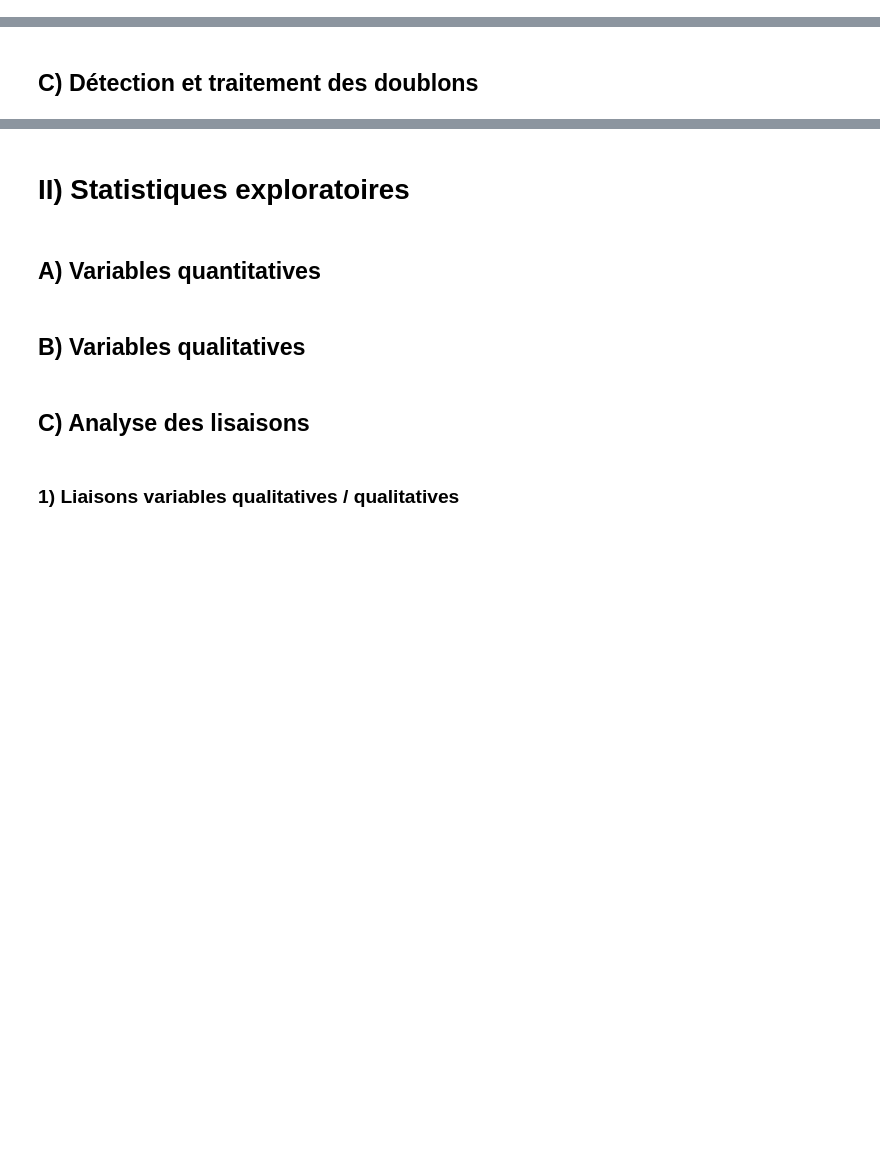
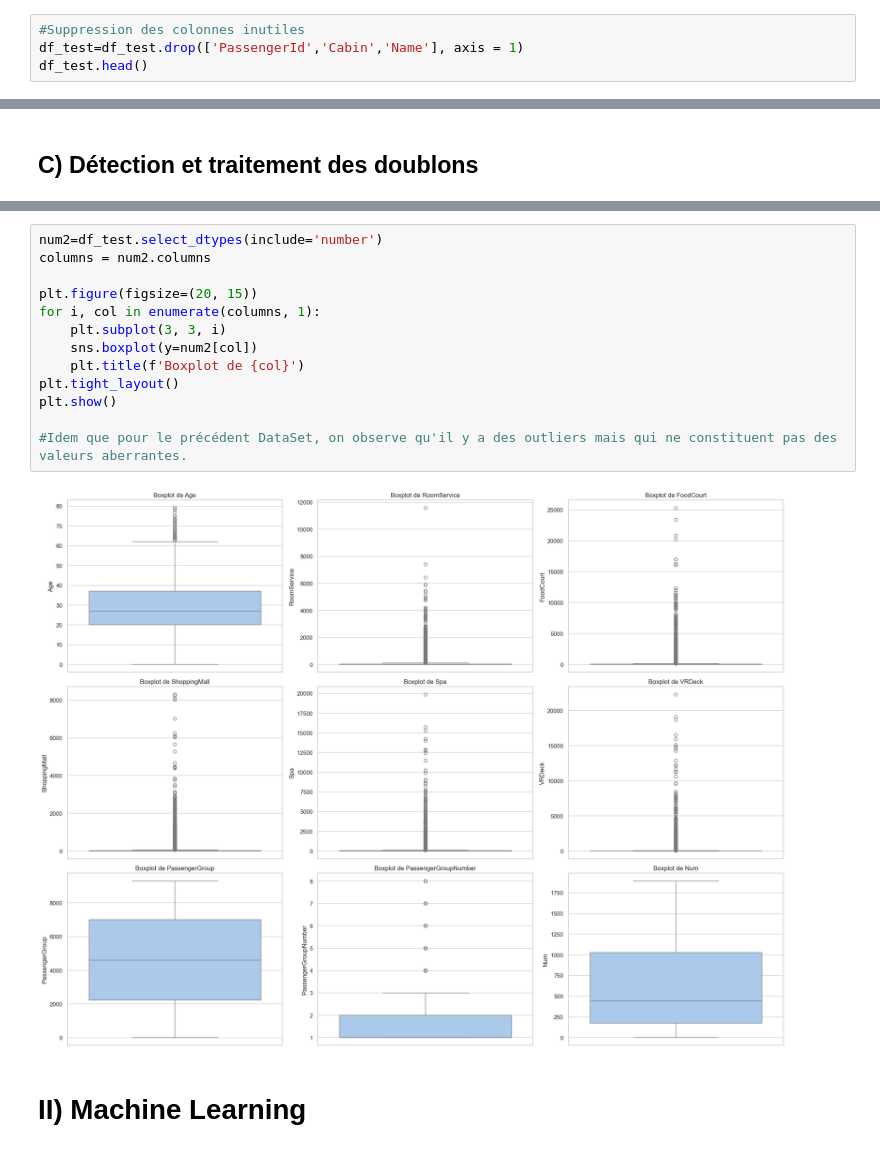
Before and after one commit to G-RELIQUET/Spaceship-Titanic, a Jupyter notebook: Etude.ipynb, the cells around one changed output, grey strips where cells are left out. Cells and saved outputs as stored; diff of their text form; blank space fills up the shorter version.

```diff
--- a/Etude.ipynb
+++ b/Etude.ipynb
@@ -57,0 +225,4 @@ Données qualitatives
+# %%
+#Suppression des colonnes inutiles
+df_test=df_test.drop(['PassengerId','Cabin','Name'], axis = 1)
+df_test.head()
@@ -74,10 +538,17 @@ Dates
+# %%
+num2=df_test.select_dtypes(include='number')
+columns = num2.columns
+
+plt.figure(figsize=(20, 15))
+for i, col in enumerate(columns, 1):
+    plt.subplot(3, 3, i)
+    sns.boxplot(y=num2[col])
+    plt.title(f'Boxplot de {col}')
+plt.tight_layout()
+plt.show()
+
+#Idem que pour le précédent DataSet, on observe qu'il y a des outliers mais qui ne constituent pas des valeurs aberrantes.
+# %% [output]
+[figure, added]
 # %% [markdown]
-# II) Statistiques exploratoires
+# II) Machine Learning
-# %% [markdown]
-## A) Variables quantitatives
-# %% [markdown]
-## B) Variables qualitatives
-# %% [markdown]
-## C) Analyse des lisaisons
-# %% [markdown]
-### 1) Liaisons variables qualitatives / qualitatives
```
Also changed, not shown: parts of 42 cells of this notebook.
